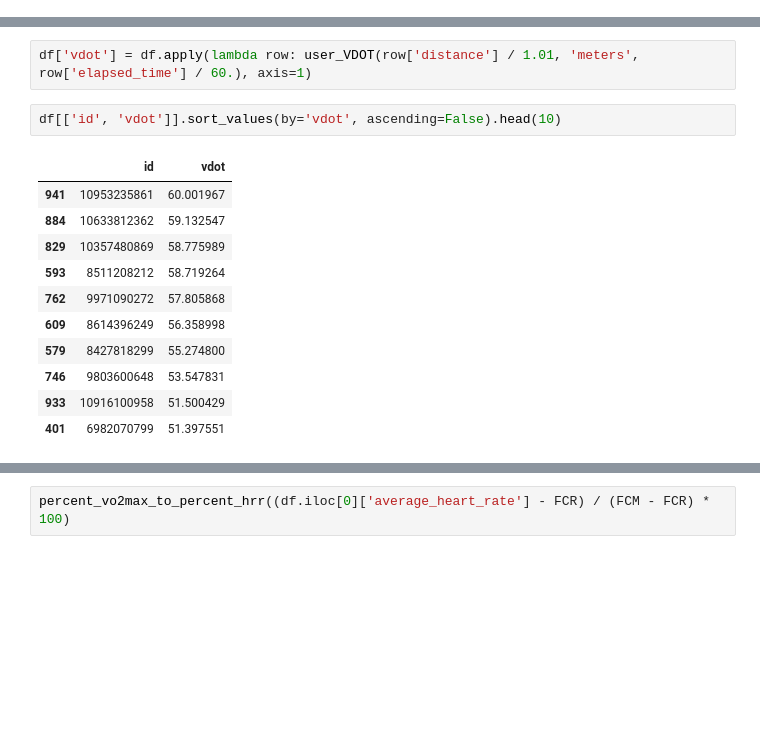
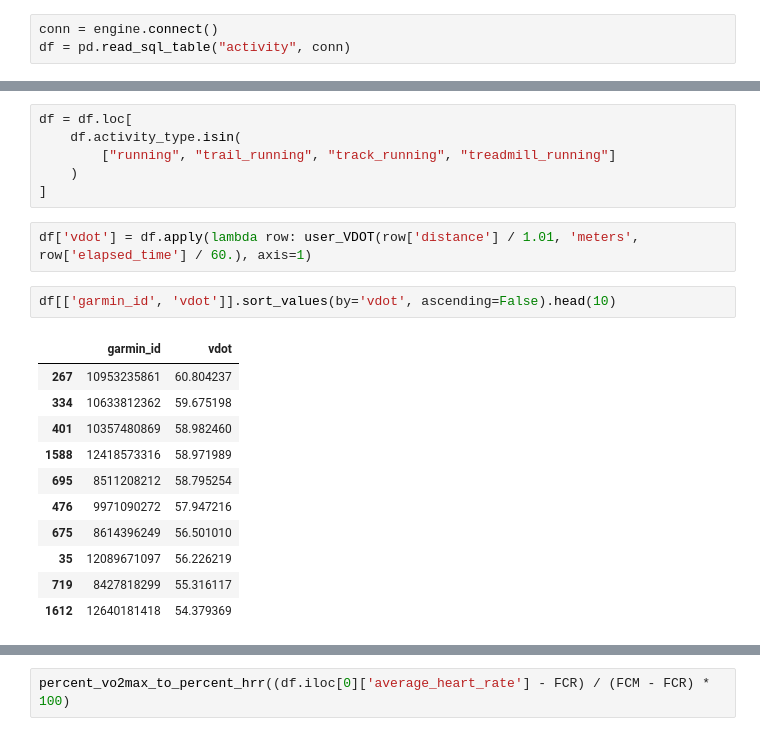
Before and after one commit to julienroulle/stridze-tools, a Jupyter notebook: notebooks/extract_data.ipynb, the cells around one changed output, grey strips where cells are left out. Saved outputs shown, nothing was run; the diff lists cells and outputs as text; blank space fills up the shorter version.

```diff
--- a/notebooks/extract_data.ipynb
+++ b/notebooks/extract_data.ipynb
@@ -10 +10,4 @@ df = pd.read_sql_table('activities', db.get_bind())
+# %%
+conn = engine.connect()
+df = pd.read_sql_table("activity", conn)
 # %%
@@ -12,16 +16,22 @@ from src.vdot import user_VDOT
+# %%
+df = df.loc[
+    df.activity_type.isin(
+        ["running", "trail_running", "track_running", "treadmill_running"]
+    )
+]
 # %%
 df['vdot'] = df.apply(lambda row: user_VDOT(row['distance'] / 1.01, 'meters', row['elapsed_time'] / 60.), axis=1)
 # %%
-df[['id', 'vdot']].sort_values(by='vdot', ascending=False).head(10)
+df[['garmin_id', 'vdot']].sort_values(by='vdot', ascending=False).head(10)
 # %% [output]
-|  | id | vdot |
-| 941 | 10953235861 | 60.001967 |
-| 884 | 10633812362 | 59.132547 |
-| 829 | 10357480869 | 58.775989 |
-| 593 | 8511208212 | 58.719264 |
-| 762 | 9971090272 | 57.805868 |
-| 609 | 8614396249 | 56.358998 |
-| 579 | 8427818299 | 55.274800 |
-| 746 | 9803600648 | 53.547831 |
-| 933 | 10916100958 | 51.500429 |
-| 401 | 6982070799 | 51.397551 |
+|  | garmin_id | vdot |
+| 267 | 10953235861 | 60.804237 |
+| 334 | 10633812362 | 59.675198 |
+| 401 | 10357480869 | 58.982460 |
+| 1588 | 12418573316 | 58.971989 |
+| 695 | 8511208212 | 58.795254 |
+| 476 | 9971090272 | 57.947216 |
+| 675 | 8614396249 | 56.501010 |
+| 35 | 12089671097 | 56.226219 |
+| 719 | 8427818299 | 55.316117 |
+| 1612 | 12640181418 | 54.379369 |
```
Also changed, not shown: parts of 21 cells of this notebook, 33 other files.
